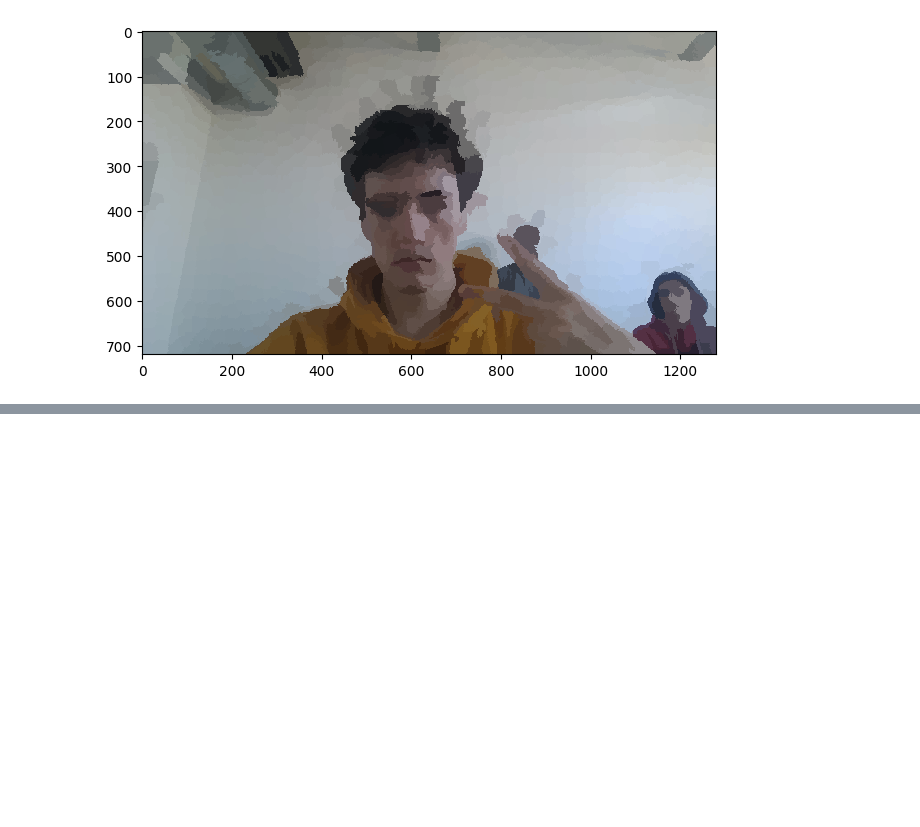
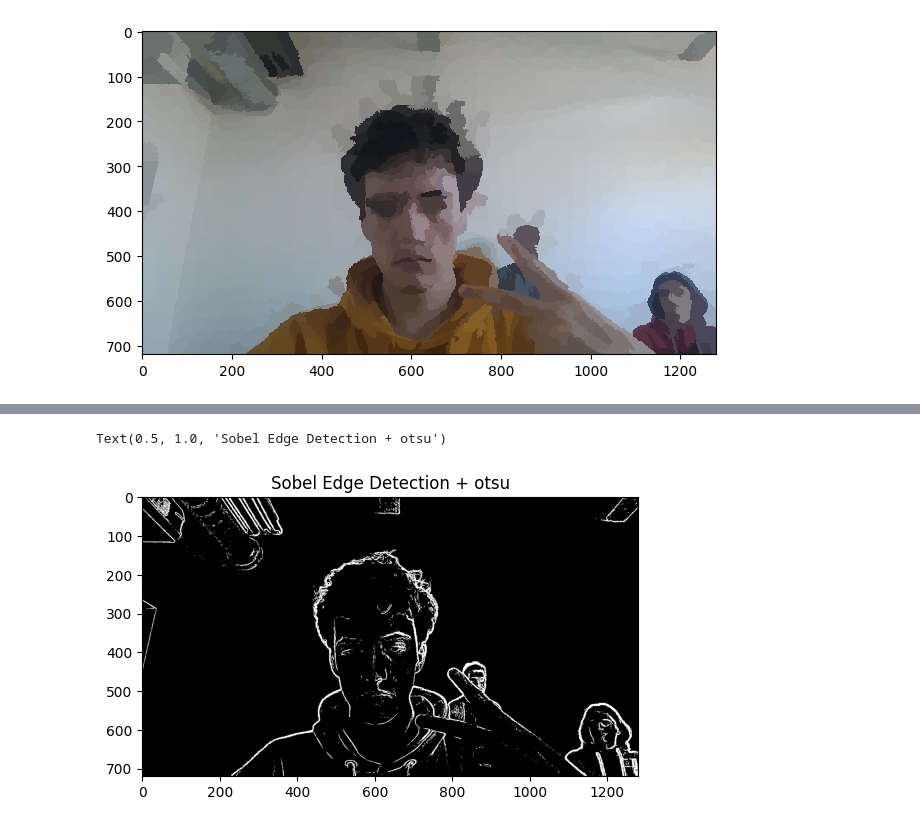
Before and after one commit to PierreVandel/analyse-images-cartoon, a Jupyter notebook: Cartoon.ipynb, the cells around one changed output, grey strips where cells are left out. Saved outputs shown, nothing was run; the diff lists cells and outputs as text; code cells hidden in the pictures; blank space fills up the shorter version.

```diff
--- a/Cartoon.ipynb
+++ b/Cartoon.ipynb
@@ -39,0 +87,9 @@ io.imshow(filtered_posterized_image)
+# %%
+otsu_threshold = filters.threshold_otsu(edge_sobel)
+image_binarized = edge_sobel > otsu_threshold
+
+plt.imshow(image_binarized, cmap="gray")
+plt.title("Sobel Edge Detection + otsu")
+# %% [output]
+Text(0.5, 1.0, 'Sobel Edge Detection + otsu')
+[figure, added]
```
Also changed, not shown: parts of 8 cells of this notebook.
